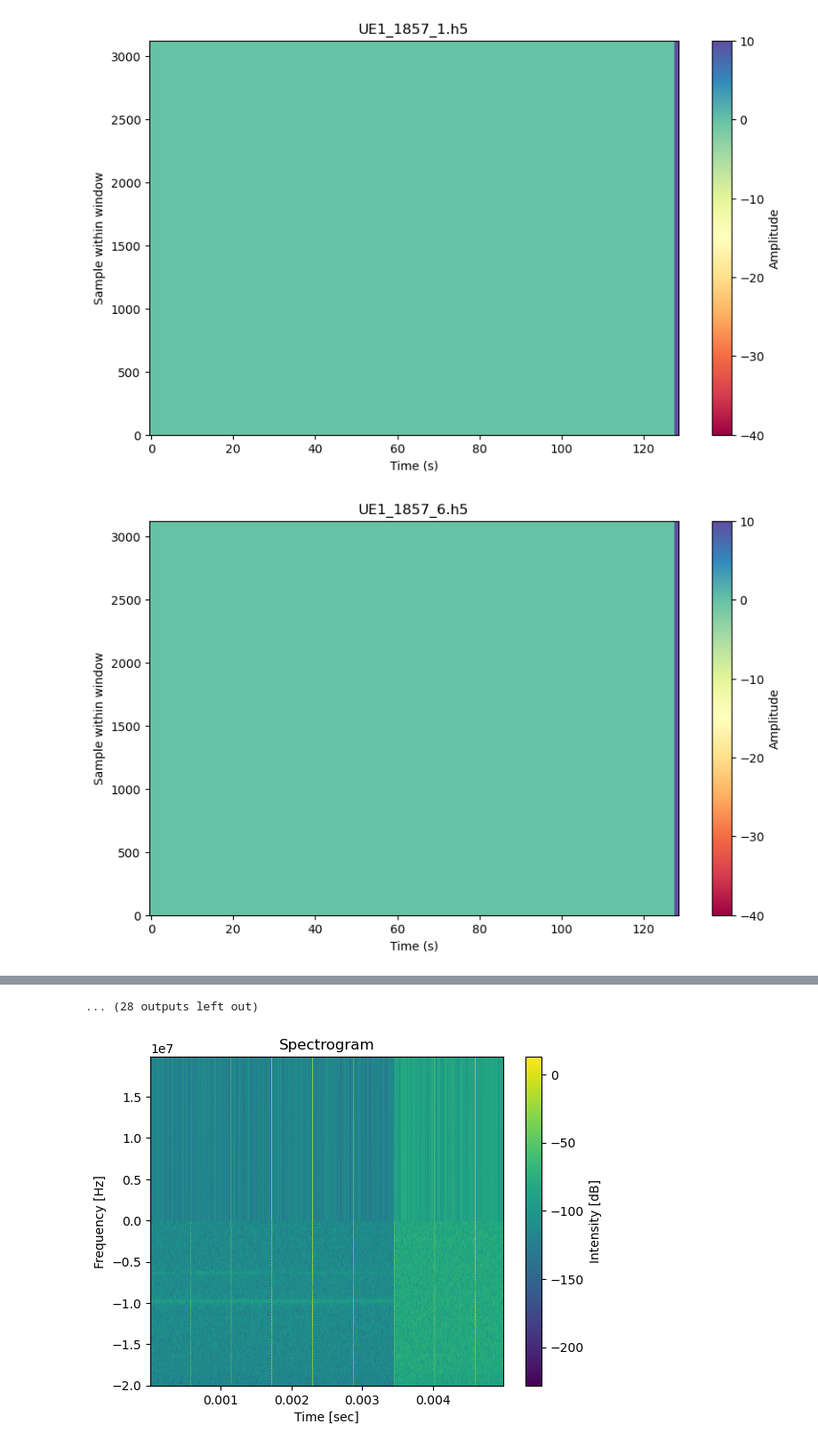
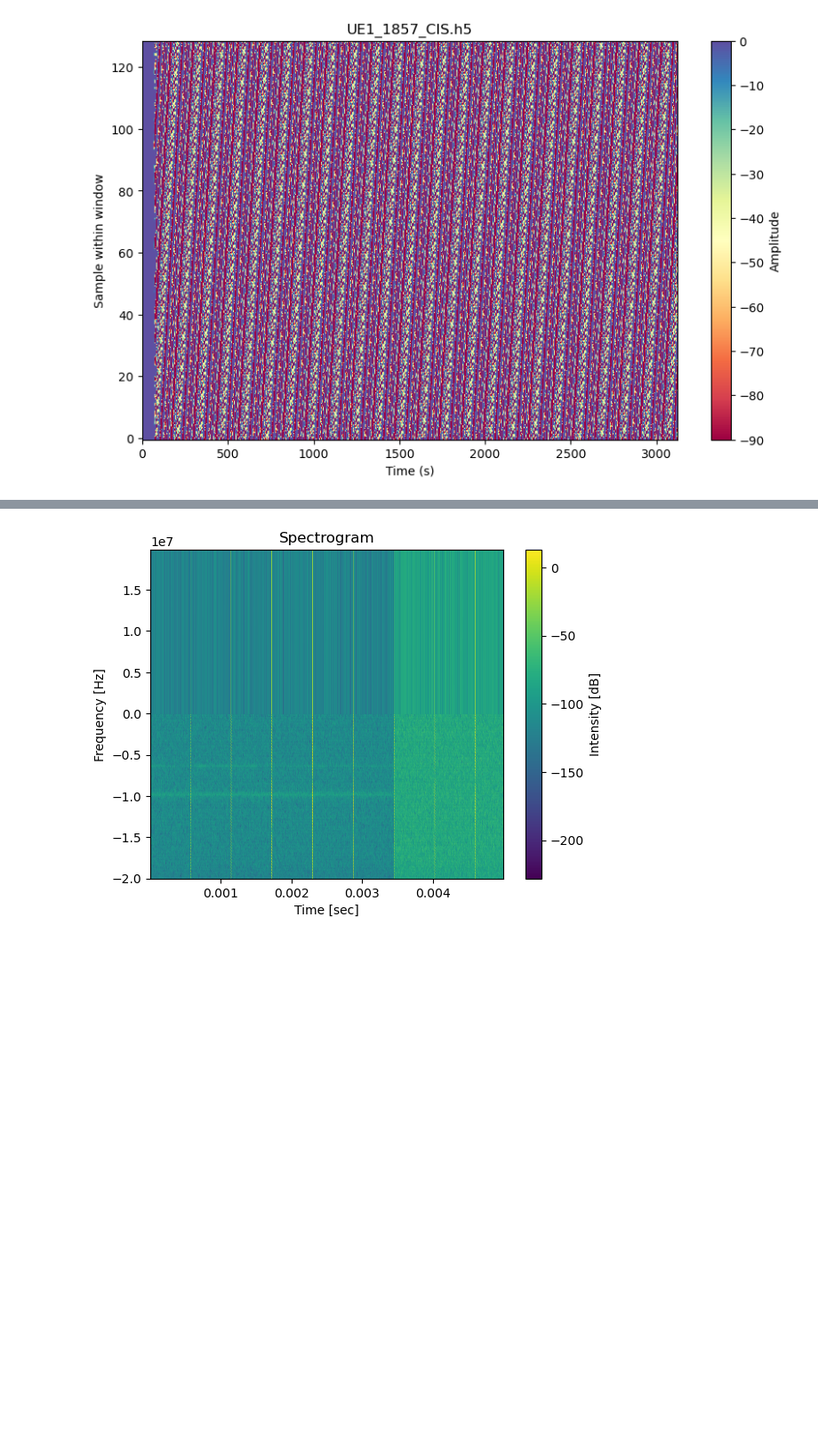
Before and after one commit to bearclaw2126/spectrogramxApp, a Jupyter notebook: spectrogramReport.ipynb, the cells around one changed output, grey strips where cells are left out. Shown at 89% size. Saved outputs shown, nothing was run; the diff lists cells and outputs as text; code cells hidden in the pictures; blank space fills up the shorter version.

```diff
--- a/spectrogramReport.ipynb
+++ b/spectrogramReport.ipynb
@@ -16,34 +16,33 @@ fs = 40e6
 sampling_rate = fs  # samples per second
 
 # Loop through each file
 for file_path in files:
     with h5py.File(file_path, 'r') as file:
         # Access the dataset
-        data = np.array(file['fft_output'])
+        data = np.array(file['CIR/CIR1'])
 
         # Read the data into a NumPy array
 
 
     # Create a time array
     num_rows, num_samples_per_row = data.shape
     total_samples = num_rows * num_samples_per_row
     time_array = np.arange(total_samples) / sampling_rate  # Time in seconds
 
     # Adjust time_array to match the shape of data for plotting
 
 
     # Assuming you want to plot the first row (first 4096 samples = first 10 ms)
     first_row_time = time_array[0]  # Time values for the first row
 
     # Adjust the plot
     plt.figure(figsize=(10, 6))
-    plt.imshow(data, aspect="auto", cmap="Spectral", origin='lower', interpolation='none',vmin=-40,vmax = 10)
+    plt.imshow(data.T, aspect="auto", cmap="Spectral", origin='lower', interpolation='bicubic',vmin=-90,vmax = 0)
     plt.colorbar(label='Amplitude')
 
     plt.xlabel('Time (s)')
     plt.ylabel('Sample within window')
     plt.title(os.path.basename(file_path))  # Use the file name as the title
     plt.show()
 # %% [output]
-[figure, old version]
+[figure, new version]
-[figure, removed]
@@ -60,4 +49,3 @@ for file_path in files:
-... (28 outputs left out)
 # %%
 import numpy as np
 import matplotlib.pyplot as plt
```
Also changed, not shown: parts of 1 cell of this notebook, 9 other files.
